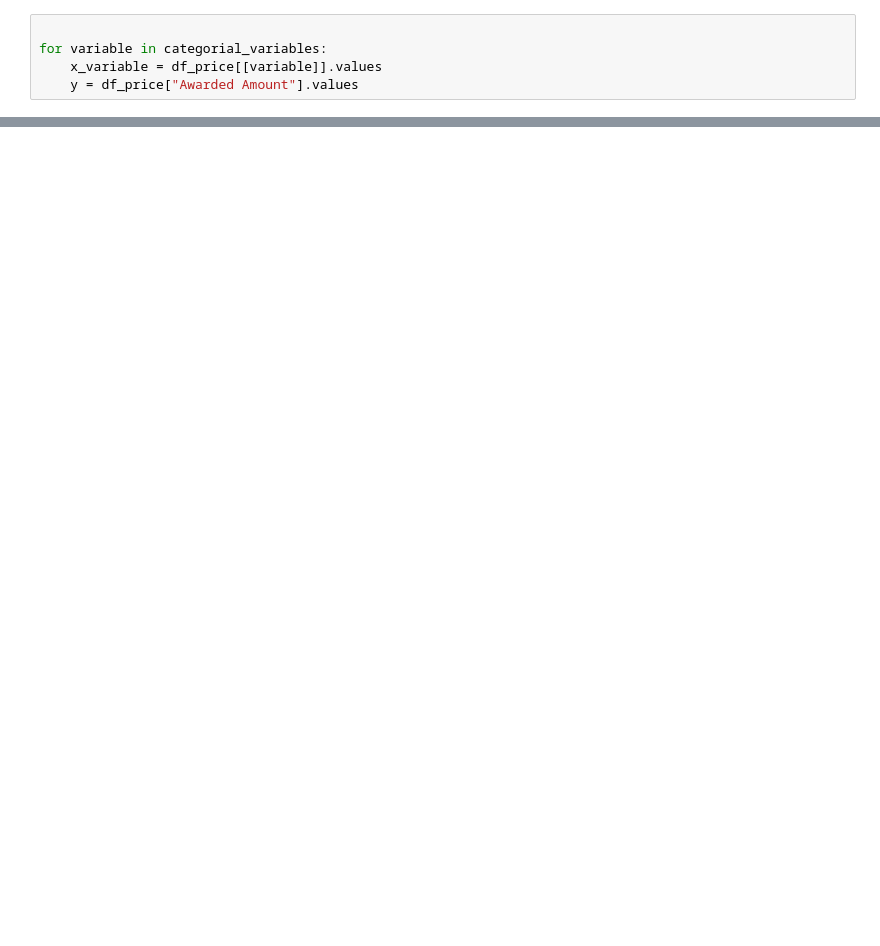
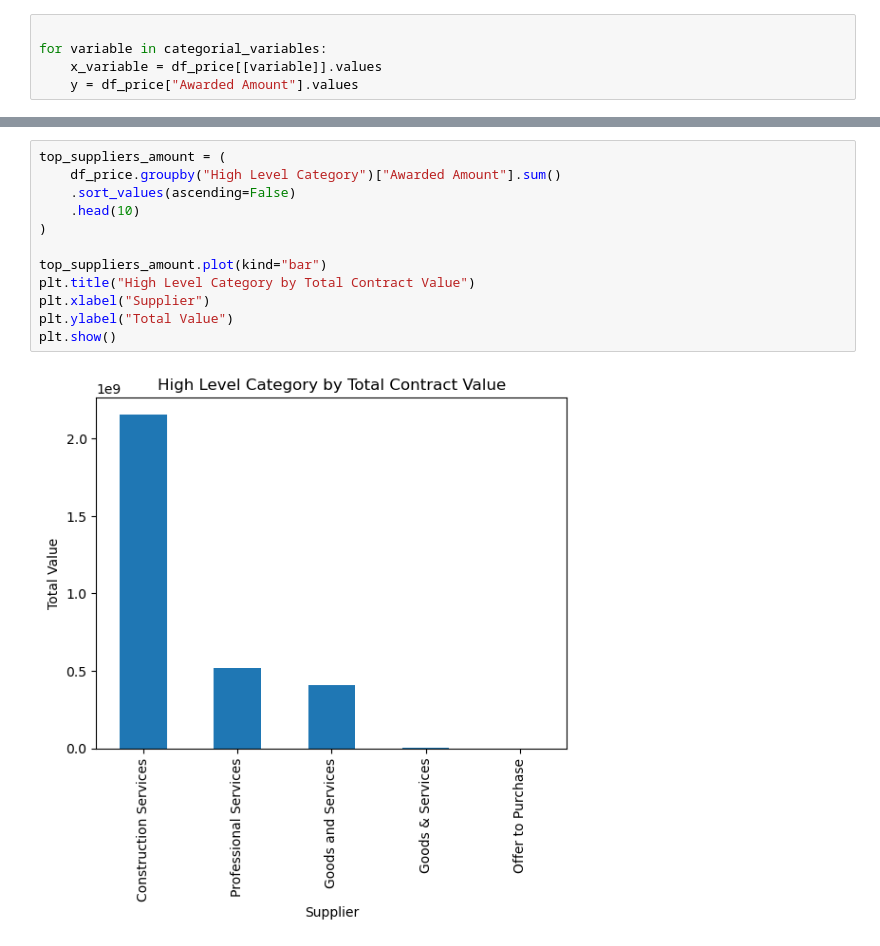
Before and after one commit to jcpeinado/visualization, a Jupyter notebook: 02_activities/assignments/toronto_awarded_contracts.ipynb, the cells around one changed output, grey strips where cells are left out. Drawn from its saved outputs; the diff is of its cells as text; blank space fills up the shorter version.

```diff
--- a/02_activities/assignments/toronto_awarded_contracts.ipynb
+++ b/02_activities/assignments/toronto_awarded_contracts.ipynb
@@ -269,0 +239,14 @@ ax2.grid()
+# %%
+top_suppliers_amount = (
+    df_price.groupby("High Level Category")["Awarded Amount"].sum()
+    .sort_values(ascending=False)
+    .head(10)
+)
+
+top_suppliers_amount.plot(kind="bar")
+plt.title("High Level Category by Total Contract Value")
+plt.xlabel("Supplier")
+plt.ylabel("Total Value")
+plt.show()
+# %% [output]
+[figure, added]
```
Also changed, not shown: parts of 16 cells of this notebook, 3 other files.
